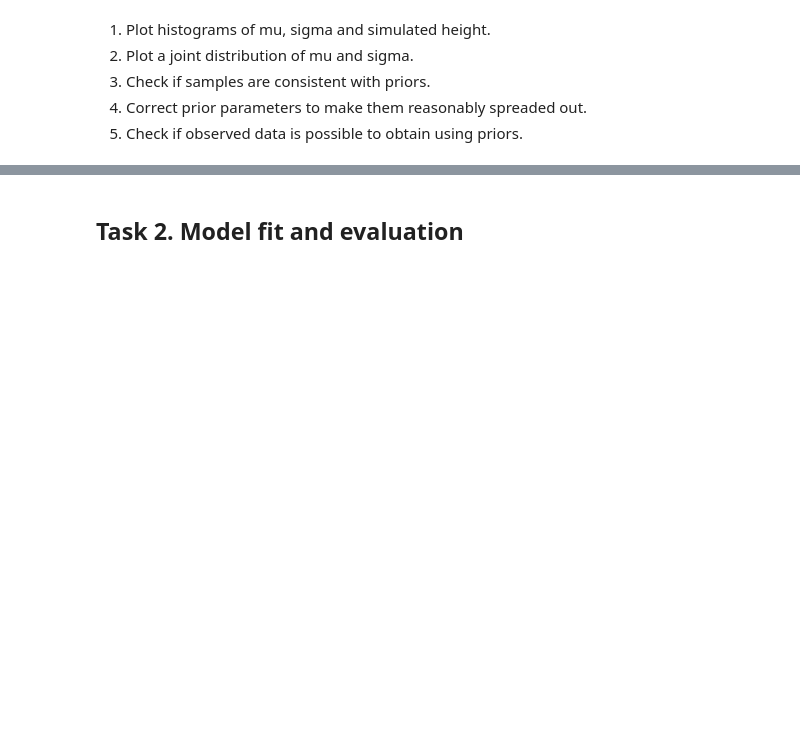
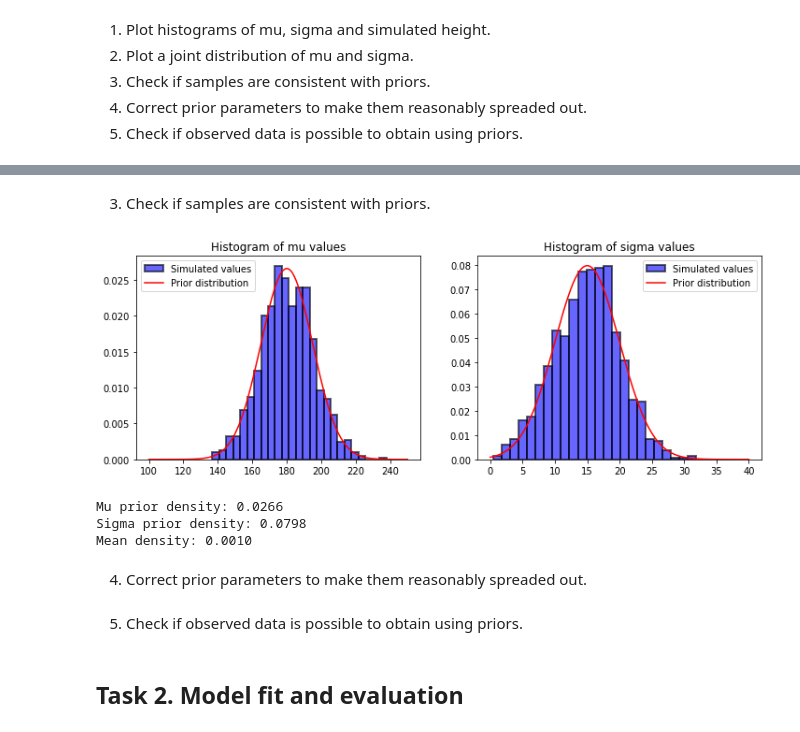
Before and after one commit to DanieloSendi/LaboratoryClasses_Data_Analitycs, a Jupyter notebook: Lab_4_Linear_models_modelling_height_of_Kung_people/Lab_4_Linear_models_modelling_height_of_Kung.ipynb, the cells around one changed output, grey strips where cells are left out. Drawn from its saved outputs; the diff is of its cells as text; code cells hidden in the pictures; blank space fills up the shorter version.

```diff
--- a/Lab_4_Linear_models_modelling_height_of_Kung_people/Lab_4_Linear_models_modelling_height_of_Kung.ipynb
+++ b/Lab_4_Linear_models_modelling_height_of_Kung_people/Lab_4_Linear_models_modelling_height_of_Kung.ipynb
@@ -87,0 +85,50 @@ plt.show()
+# %% [markdown]
+3. Check if samples are consistent with priors.
+# %%
+## 3. Check if samples are consistent with priors.
+
+# Prior distributions
+mu_prior = stats.norm(loc=180, scale=15)
+sigma_prior = stats.norm(loc=15, scale=5)
+
+# Plot histograms and prior distributions
+fig, axes = plt.subplots(1, 2, figsize=(12, 4))
+
+# Histogram of simulated mu values
+axes[0].hist(mu, bins='auto', density=True, color = 'blue', edgecolor='black',linewidth=2, alpha=0.6, label='Simulated values', )
+x = np.linspace(100, 250, 1000)
+y = mu_prior.pdf(x)
+axes[0].plot(x, y, color='red', label='Prior distribution')
+axes[0].set_title('Histogram of mu values')
+axes[0].legend()
+
+# Histogram of simulated sigma values
+axes[1].hist(sigma, bins='auto', density=True, color = 'blue', edgecolor='black',linewidth=2, alpha=0.6, label='Simulated values')
+x = np.linspace(0, 40, 1000)
+y = sigma_prior.pdf(x)
+axes[1].plot(x, y, color='red', label='Prior distribution')
+axes[1].set_title('Histogram of sigma values')
+axes[1].legend()
+
+plt.show()
+
+
+
+# compute density for each iteration
+density = mu_prior.pdf(mu) * sigma_prior.pdf(sigma)
+
+# compute density at prior points
+mu_prior_density = mu_prior.pdf(mu_prior.mean())
+sigma_prior_density = sigma_prior.pdf(sigma_prior.mean())
+
+# check if samples are consistent with priors
+print(f'Mu prior density: {mu_prior_density:.4f}')
+print(f'Sigma prior density: {sigma_prior_density:.4f}')
+print(f'Mean density: {density.mean():.4f}')
+# %% [output]
+[figure, added]
+Mu prior density: 0.0266
+Sigma prior density: 0.0798
+Mean density: 0.0010
+# %% [markdown]
+4. Correct prior parameters to make them reasonably spreaded out.
@@ -87,0 +137,2 @@ plt.show()
+# %% [markdown]
+5. Check if observed data is possible to obtain using priors.
```
Also changed, not shown: parts of 19 cells of this notebook, 12 other files.
